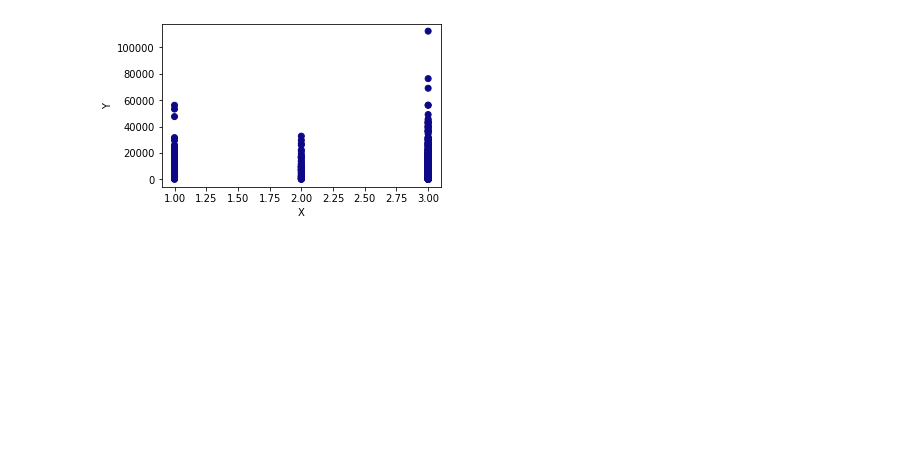
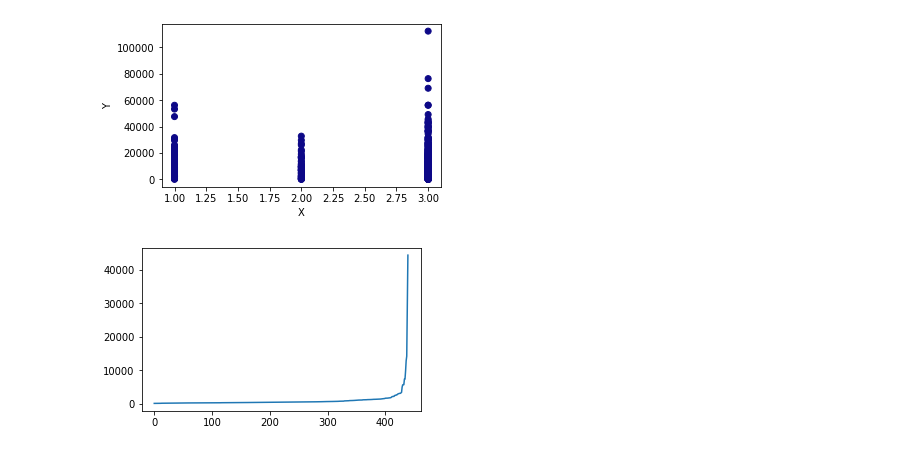
Before and after one commit to duynguyen02/ml-on-practice, a Jupyter notebook: dbscan.ipynb, the cells around one changed output. Cells and saved outputs as stored; diff of their text form; code cells hidden in the pictures; blank space fills up the shorter version.

```diff
--- a/dbscan.ipynb
+++ b/dbscan.ipynb
@@ -57,3 +57,18 @@ plt.ylabel("Y") # Y-axis label
 plt.show() # showing the p
 # %% [output]
 [figure]
+# %%
+y = df.loc[:, ['Milk',
+                 'Fresh']].values
+neighb = NearestNeighbors(n_neighbors=2) # creating an object of the NearestNeighbors class
+nbrs=neighb.fit(y) # fitting the data to the object
+distances,indices=nbrs.kneighbors(y) # finding the nearest neighbours
+# %%
+# Sort and plot the distances results
+distances = np.sort(distances, axis = 0) # sorting the distances
+distances = distances[:, 1] # taking the second column of the sorted distances
+plt.rcParams['figure.figsize'] = (5,3) # setting the figure size
+plt.plot(distances) # plotting the distances
+plt.show() # showing the plot
+# %% [output]
+[figure, added]
```
Also changed, not shown: parts of 2 cells of this notebook.
